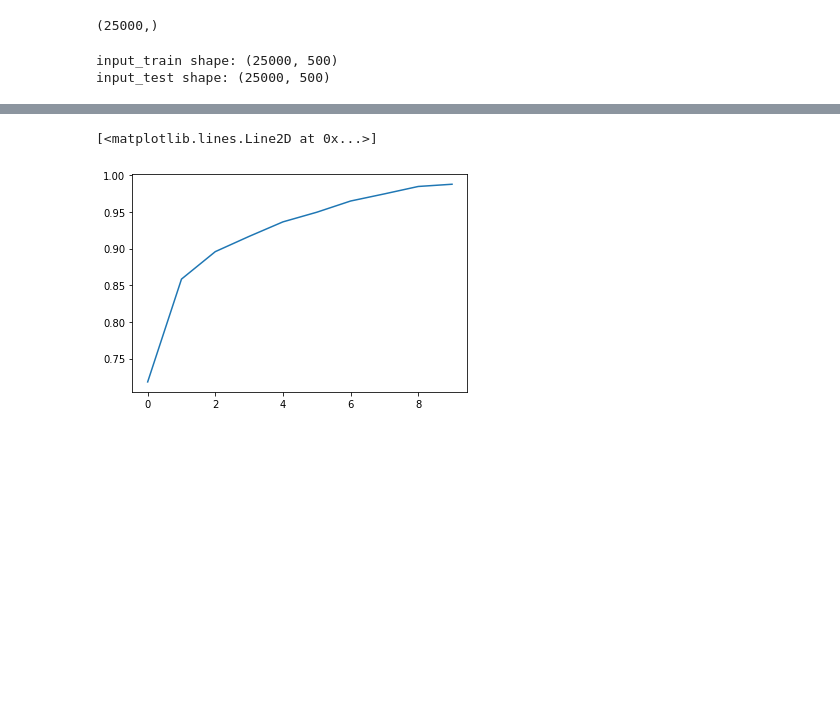
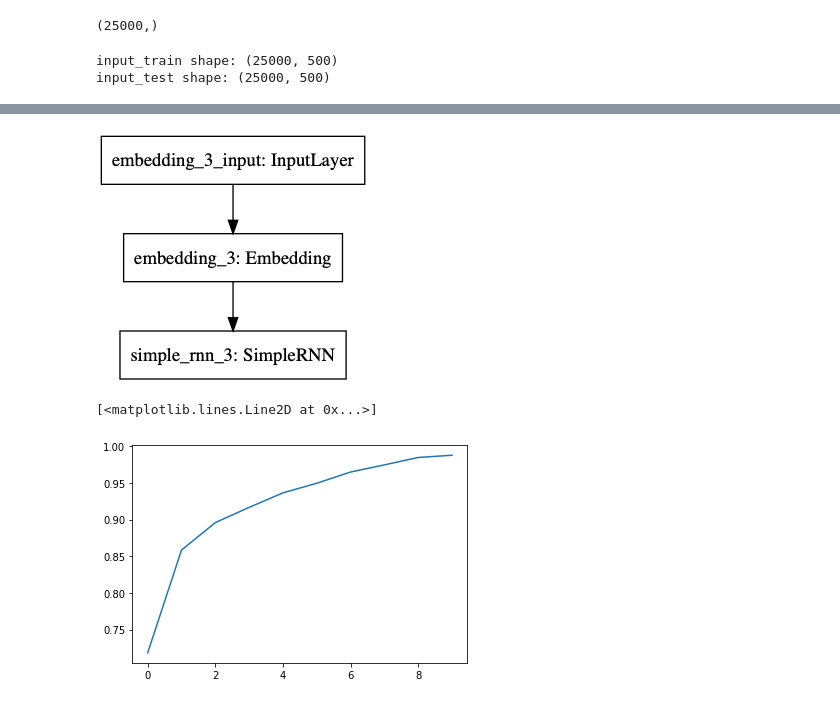
Before and after one commit to pankajti/capstone, a Jupyter notebook: demos/keras_rnn.ipynb, the cells around one changed output, grey strips where cells are left out. Cells and saved outputs as stored; diff of their text form; code cells hidden in the pictures; blank space fills up the shorter version.

```diff
--- a/demos/keras_rnn.ipynb
+++ b/demos/keras_rnn.ipynb
@@ -102,3 +154,7 @@ Epoch 10/10
+# %%
+plot_model(model)
+# %% [output]
+[figure, added]
 # %%
 import matplotlib.pyplot as plt
 acc = history.history['acc']
```
Also changed, not shown: parts of 7 cells of this notebook, 19 other files.
